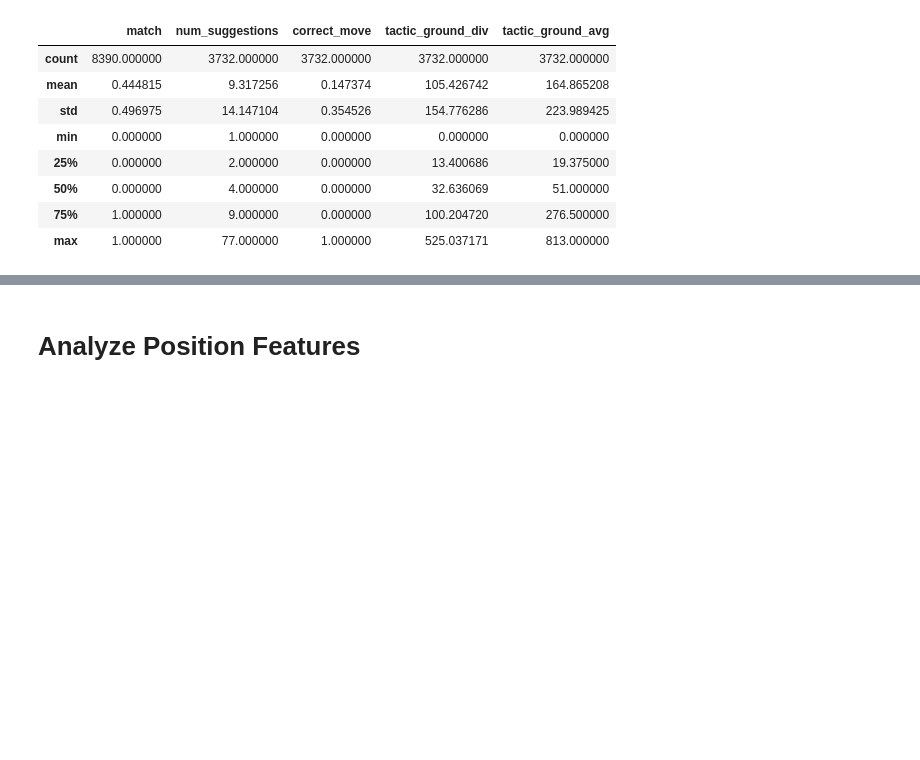
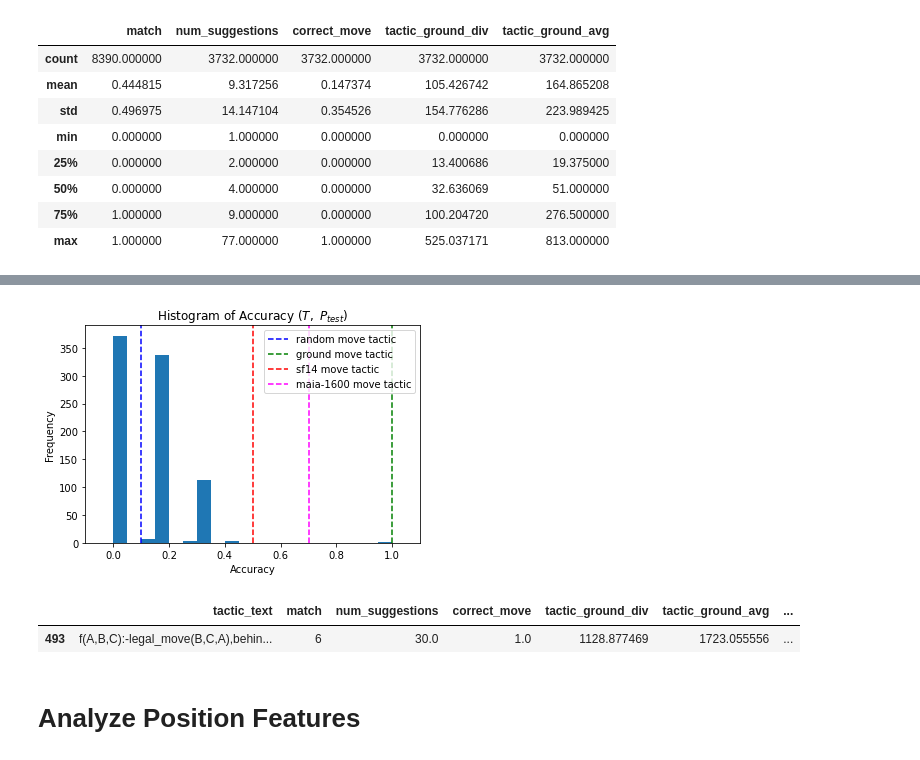
Before and after one commit to AbhijeetKrishnan/Popper, a Jupyter notebook: analysis.ipynb, the cells around one changed output, grey strips where cells are left out. Saved outputs shown, nothing was run; the diff lists cells and outputs as text; code cells hidden in the pictures; blank space fills up the shorter version.

```diff
--- a/analysis.ipynb
+++ b/analysis.ipynb
@@ -96,3 +58,13 @@ print(final[final['tactic_text'] =='random'])
+# %%
+generate_frequency_graph(df_metrics, 'accuracy', "Accuracy $(T,$ $P_{test})$", "Accuracy", left=-0.1, right=1.1)
+# %% [output]
+[figure, added]
+# %%
+final = df_metrics.sort_values(by = ['coverage'], ascending = [False])
+final[final['tactic_text'] == 'f(A,B,C):-legal_move(B,C,A),behind(B,C,D,A),behind(B,D,E,A),behind(B,E,D,A),behind(B,D,C,A)']
+# %% [output]
+|  | tactic_text | match | num_suggestions | correct_move | tactic_ground_div | tactic_ground_avg | ... |
+| 493 | f(A,B,C):-legal_move(B,C,A),behin... | 6 | 30.0 | 1.0 | 1128.877469 | 1723.055556 | ... |
 # %%
 mask = agg['tactic_text'].isin(['ground', 'engine_best'])
 agg_masked = agg[~mask]
```
Also changed, not shown: parts of 12 cells of this notebook, 4 other files.
